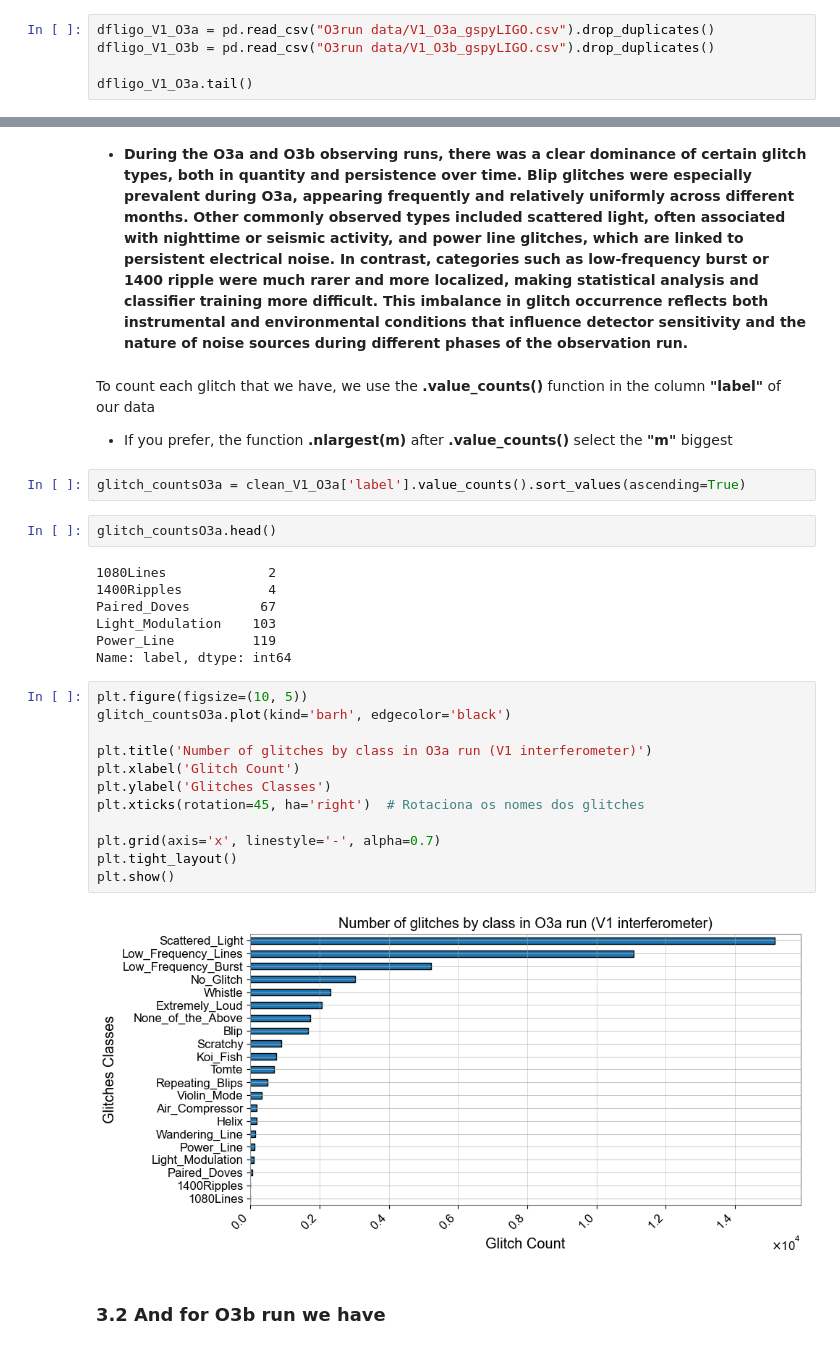
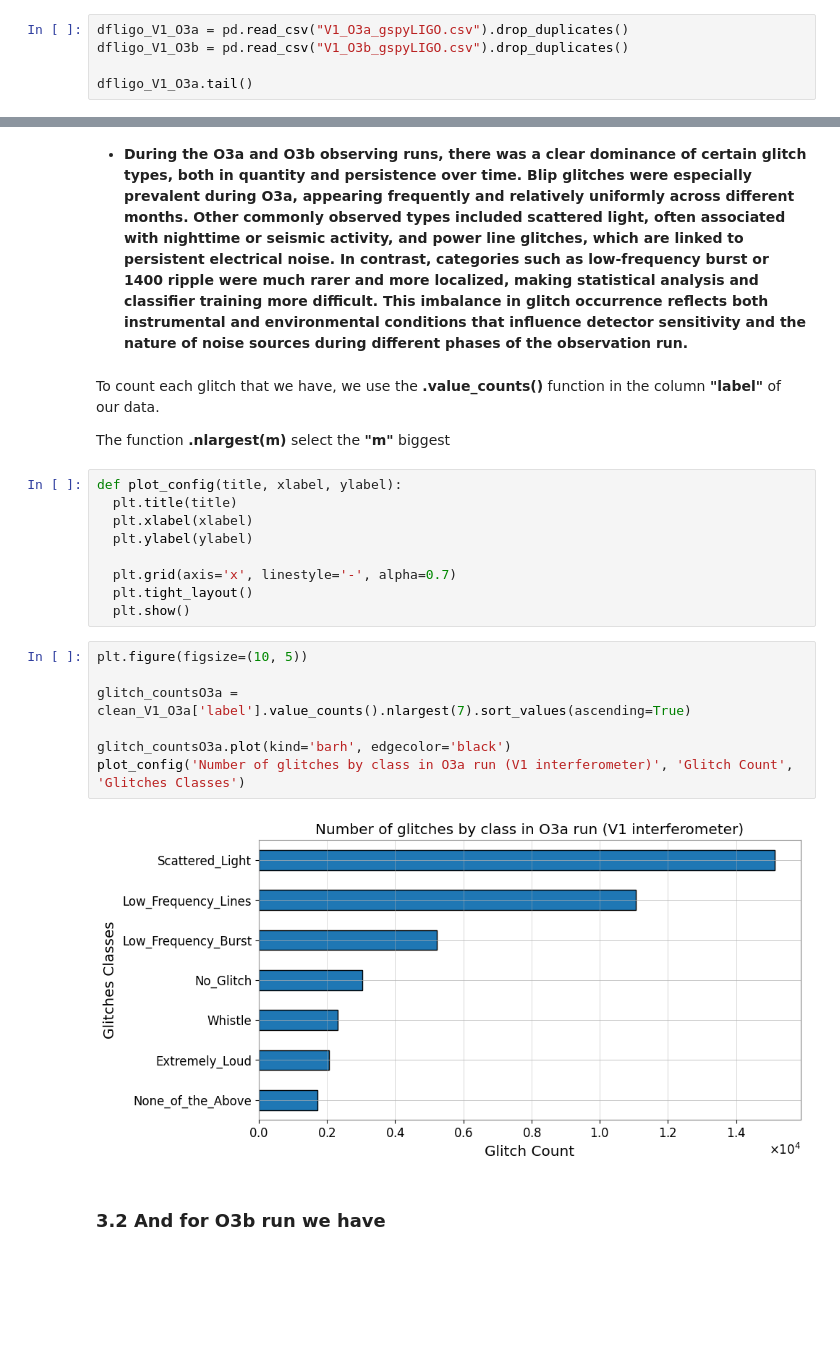
Before and after one commit to physerikc/gravitational-waves, a Jupyter notebook: glitch_statistic_O3run.ipynb, the cells around one changed output, grey strips where cells are left out. Drawn from its saved outputs; the diff is of its cells as text; blank space fills up the shorter version.

```diff
--- a/glitch_statistic_O3run.ipynb
+++ b/glitch_statistic_O3run.ipynb
@@ -38,8 +60,8 @@ You can make this all process with any interferometers. In our case is V1 from L
 # %% [markdown]
 * **The O3 run have some duplicates data, depending on the source you got the data. This happens because some sources get data from multiple interferometers, or because the data have overlapping data segments in time windows. Furthermore, during data cleaning or combining different glitch catalogs (e.g., Gravity Spy + Omicron), indentical glitches might be added more than once. So, we use df.drop_duplicates()**
 # %%
-dfligo_V1_O3a = pd.read_csv("O3run data/V1_O3a_gspyLIGO.csv").drop_duplicates()
-dfligo_V1_O3b = pd.read_csv("O3run data/V1_O3b_gspyLIGO.csv").drop_duplicates()
+dfligo_V1_O3a = pd.read_csv("V1_O3a_gspyLIGO.csv").drop_duplicates()
+dfligo_V1_O3b = pd.read_csv("V1_O3b_gspyLIGO.csv").drop_duplicates()
 
 dfligo_V1_O3a.tail()
 # %% [output]
@@ -79,34 +91,27 @@ clean_V1_O3a.shape
 # %% [markdown]
 * **During the O3a and O3b observing runs, there was a clear dominance of certain glitch types, both in quantity and persistence over time. Blip glitches were especially prevalent during O3a, appearing frequently and relatively uniformly across different months. Other commonly observed types included scattered light, often associated with nighttime or seismic activity, and power line glitches, which are linked to persistent electrical noise. In contrast, categories such as low-frequency burst or 1400 ripple were much rarer and more localized, making statistical analysis and classifier training more difficult. This imbalance in glitch occurrence reflects both instrumental and environmental conditions that influence detector sensitivity and the nature of noise sources during different phases of the observation run.**
 # %% [markdown]
-To count each glitch that we have, we use the **.value_counts()** function in the column **"label"** of our data
+To count each glitch that we have, we use the **.value_counts()** function in the column **"label"** of our data.
 
-* If you prefer, the function **.nlargest(m)** after **.value_counts()** select the **"m"** biggest
+ The function **.nlargest(m)** select the **"m"** biggest
-# %%
-glitch_countsO3a = clean_V1_O3a['label'].value_counts().sort_values(ascending=True)
-# %%
-glitch_countsO3a.head()
-# %% [output]
-1080Lines             2
-1400Ripples           4
-Paired_Doves         67
-Light_Modulation    103
-Power_Line          119
-Name: label, dtype: int64
+# %%
+def plot_config(title, xlabel, ylabel):
+  plt.title(title)
+  plt.xlabel(xlabel)
+  plt.ylabel(ylabel)
+
+  plt.grid(axis='x', linestyle='-', alpha=0.7)
+  plt.tight_layout()
+  plt.show()
 # %%
 plt.figure(figsize=(10, 5))
+
+glitch_countsO3a = clean_V1_O3a['label'].value_counts().nlargest(7).sort_values(ascending=True)
+
 glitch_countsO3a.plot(kind='barh', edgecolor='black')
-
-plt.title('Number of glitches by class in O3a run (V1 interferometer)')
-plt.xlabel('Glitch Count')
-plt.ylabel('Glitches Classes')
-plt.xticks(rotation=45, ha='right')  # Rotaciona os nomes dos glitches
-
-plt.grid(axis='x', linestyle='-', alpha=0.7)
-plt.tight_layout()
-plt.show()
+plot_config('Number of glitches by class in O3a run (V1 interferometer)', 'Glitch Count', 'Glitches Classes')
 # %% [output]
-[figure, old version]
+[figure, new version]
 # %% [markdown]
 ### 3.2 And for O3b run we have
 # %%
```
Also changed, not shown: parts of 39 cells of this notebook.
